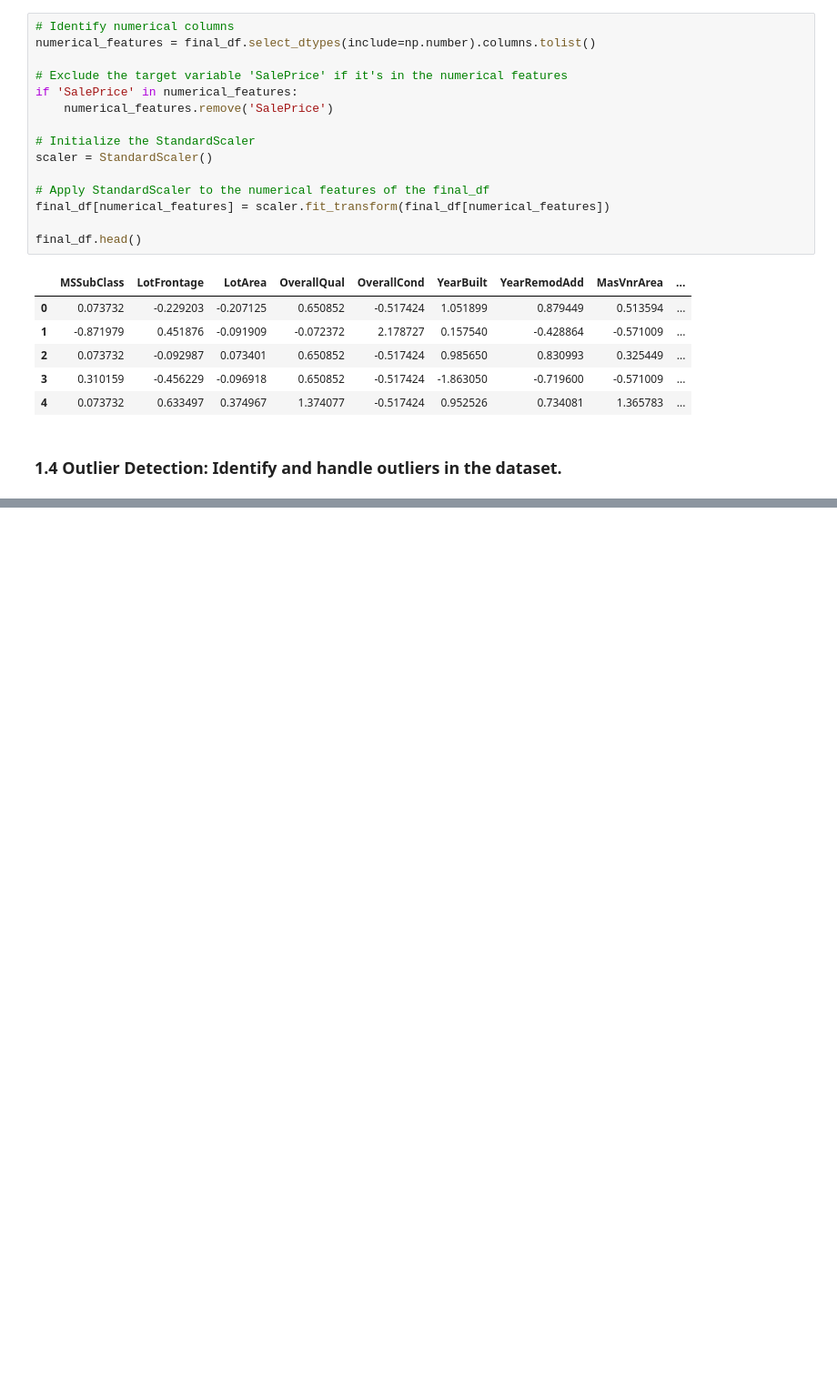
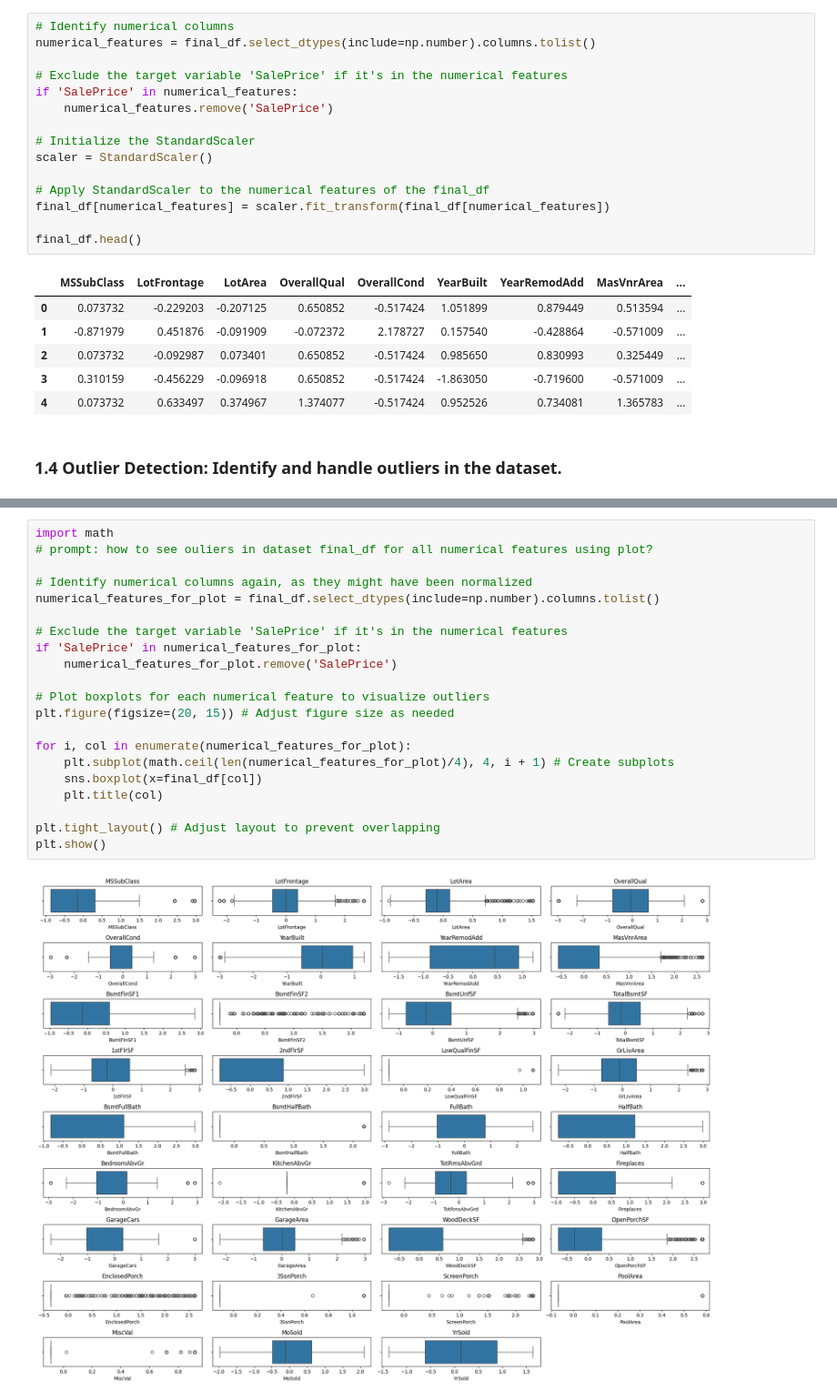
Before and after one commit to brijeshksingh/AIML_Colab_repo, a Jupyter notebook: House_price_pred_project.ipynb, the cells around one changed output, grey strips where cells are left out. Shown at 91% size. Saved outputs shown, nothing was run; the diff lists cells and outputs as text; blank space fills up the shorter version.

```diff
--- a/House_price_pred_project.ipynb
+++ b/House_price_pred_project.ipynb
@@ -396,0 +471,23 @@ final_df.head()
+# %%
+import math
+# prompt: how to see ouliers in dataset final_df for all numerical features using plot?
+
+# Identify numerical columns again, as they might have been normalized
+numerical_features_for_plot = final_df.select_dtypes(include=np.number).columns.tolist()
+
+# Exclude the target variable 'SalePrice' if it's in the numerical features
+if 'SalePrice' in numerical_features_for_plot:
+    numerical_features_for_plot.remove('SalePrice')
+
+# Plot boxplots for each numerical feature to visualize outliers
+plt.figure(figsize=(20, 15)) # Adjust figure size as needed
+
+for i, col in enumerate(numerical_features_for_plot):
+    plt.subplot(math.ceil(len(numerical_features_for_plot)/4), 4, i + 1) # Create subplots
+    sns.boxplot(x=final_df[col])
+    plt.title(col)
+
+plt.tight_layout() # Adjust layout to prevent overlapping
+plt.show()
+# %% [output]
+[figure, added]
```
Also changed, not shown: parts of 4 cells of this notebook.
